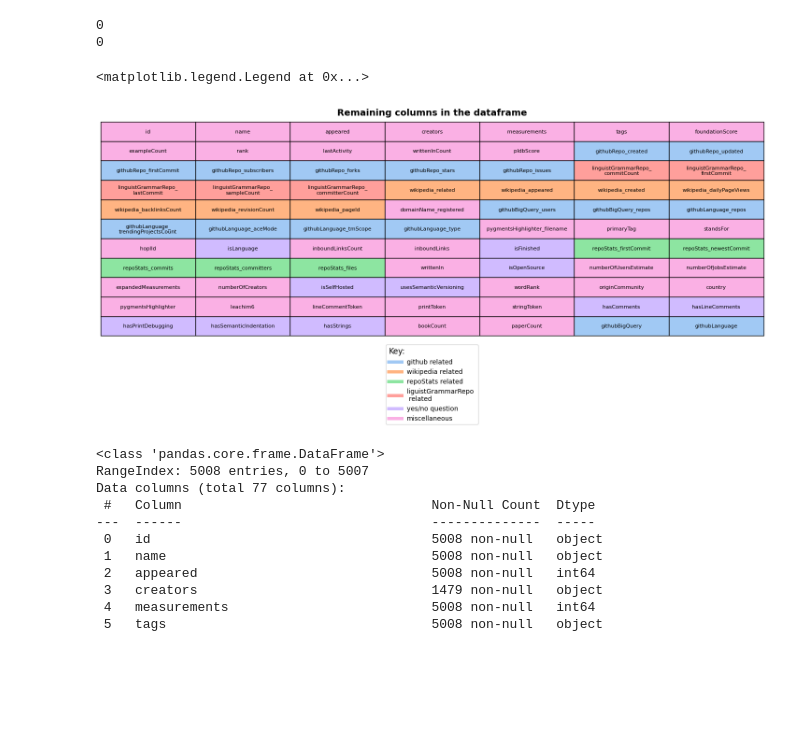
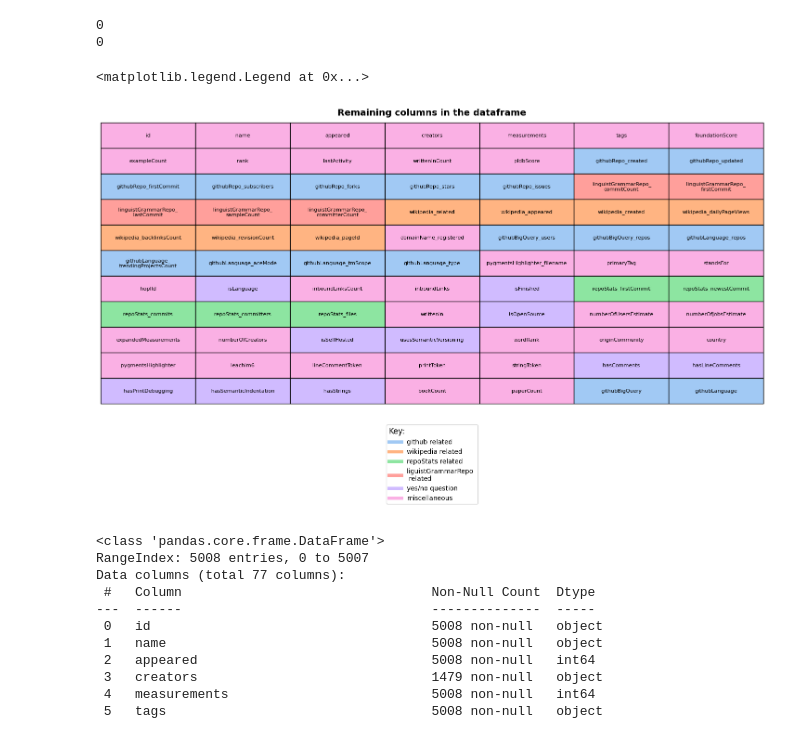
Before and after one commit to annaFlett/PLDB-Analysis, a Jupyter notebook: notebooks/languages.ipynb, the cells around one changed output. Drawn from its saved outputs; the diff is of its cells as text; code cells hidden in the pictures; blank space fills up the shorter version.

```diff
--- a/notebooks/languages.ipynb
+++ b/notebooks/languages.ipynb
@@ -126,24 +126,24 @@ def format(x):
         return f"{s[0]}_\n{s[1]}"
     return x
 # %%
-fig1,ax = plt.subplots(2,1,gridspec_kw={'height_ratios': [3,1]},figsize=(15,7))
+fig1,ax = plt.subplots(2,1,gridspec_kw={'height_ratios': [3,1]},figsize=(15,9))
 [ax1,ax2] = ax.ravel()
 ax1.axis('off') ; fig1.tight_layout()
 ax1.set_title("Remaining columns in the dataframe",**TITLE_FONT)
 
 colours_set = np.array(list(map(colouring,df.columns)),dtype="f,f,f").reshape(-1,7)
 formatted_columns = np.array(list(map(format,df.columns))).reshape(-1,7)
 table = ax1.table(cellText=formatted_columns, cellColours = colours_set ,loc='center',cellLoc='center')
 table.auto_set_font_size(False); table.set_fontsize(8)
-table.scale(1,2.5)
+table.scale(1,3.3)
 
 handles = [plt.Line2D([0], [0], c=x,linewidth=5) for x in [*PASTELS[0:5],PASTELS[6]]]
 ax2.axis('off')
 ax2.legend(handles=handles,labels=['github related','wikipedia related','repoStats related','liguistGrammarRepo \n related','yes/no question','miscellaneous'],
            loc='center',title="Key:",title_fontsize=12,alignment='left')
 # %% [output]
 <matplotlib.legend.Legend at 0x...>
-[figure, old version]
+[figure, new version]
 # %%
 df.info()
 # %% [output]
```
Also changed, not shown: parts of 3 cells of this notebook.
